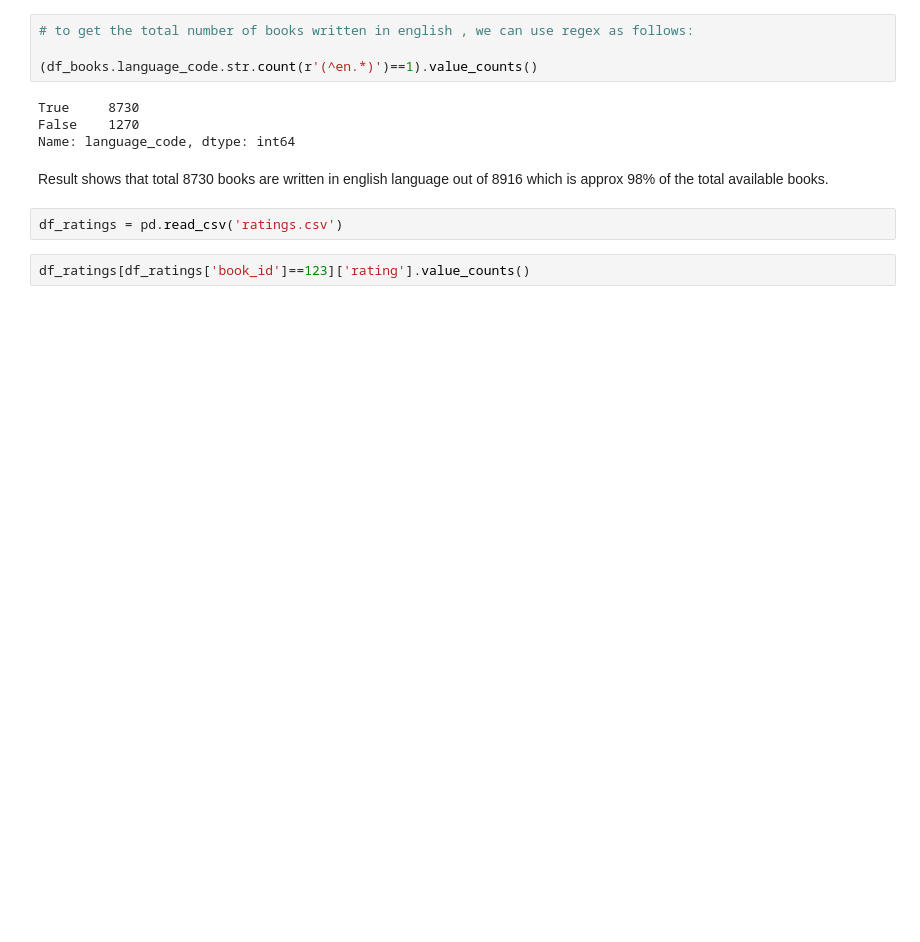
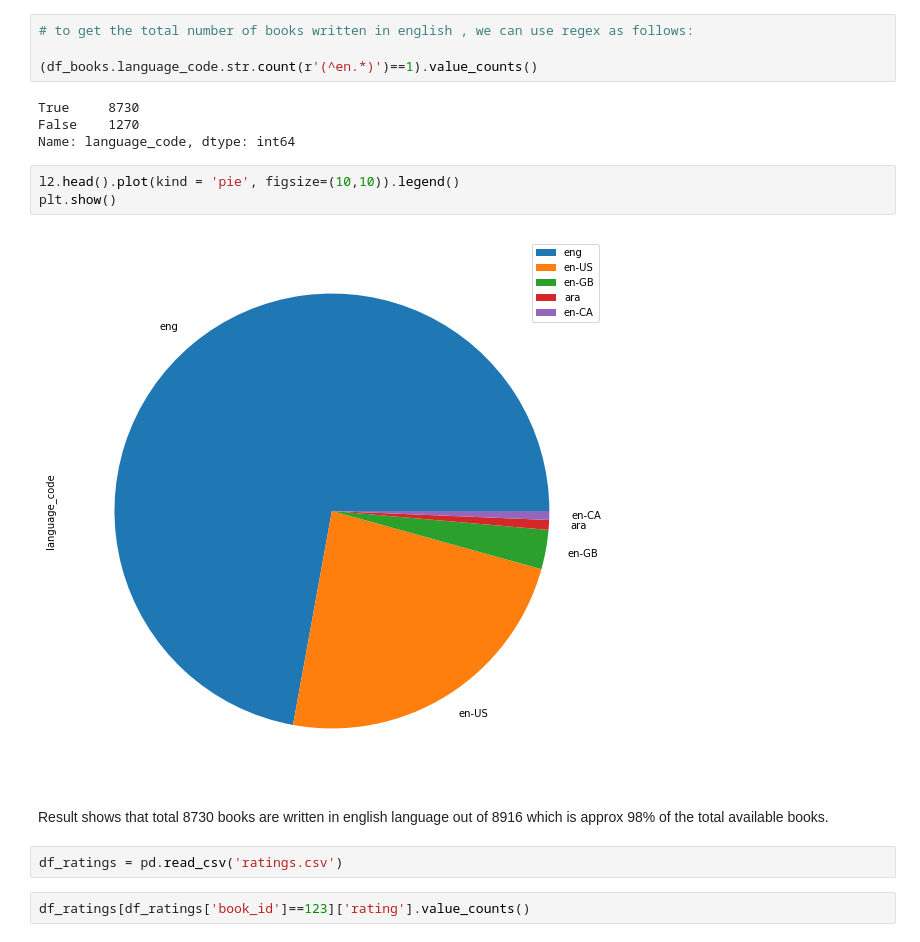
Before and after one commit to ProfAnshul/Book-Recommendation, a Jupyter notebook: Wrangling_Storytelling.ipynb, the cells around one changed output. Cells and saved outputs as stored; diff of their text form; blank space fills up the shorter version.

```diff
--- a/Wrangling_Storytelling.ipynb
+++ b/Wrangling_Storytelling.ipynb
@@ -162,6 +175,11 @@ Name: language_code, dtype: int64
 True     8730
 False    1270
 Name: language_code, dtype: int64
+# %%
+l2.head().plot(kind = 'pie', figsize=(10,10)).legend()
+plt.show()
+# %% [output]
+[figure, added]
 # %% [markdown]
 Result shows that total 8730 books are written in english language out of 8916  which is approx 98% of the total available books.
 # %%
```
Also changed, not shown: parts of 66 cells of this notebook.
